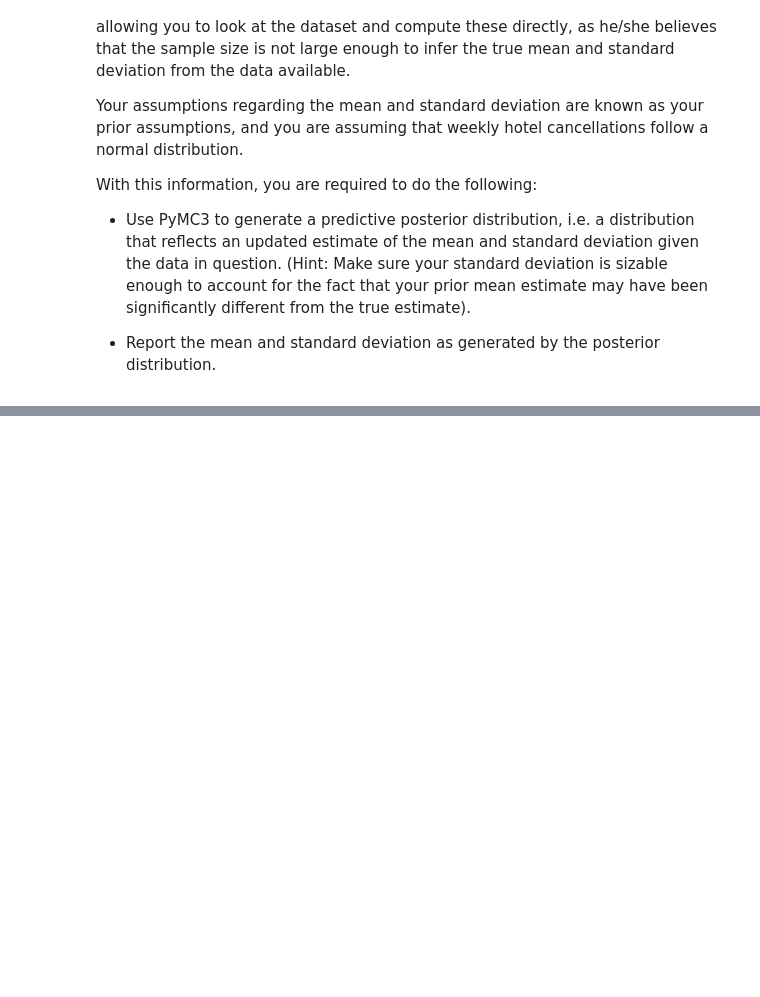
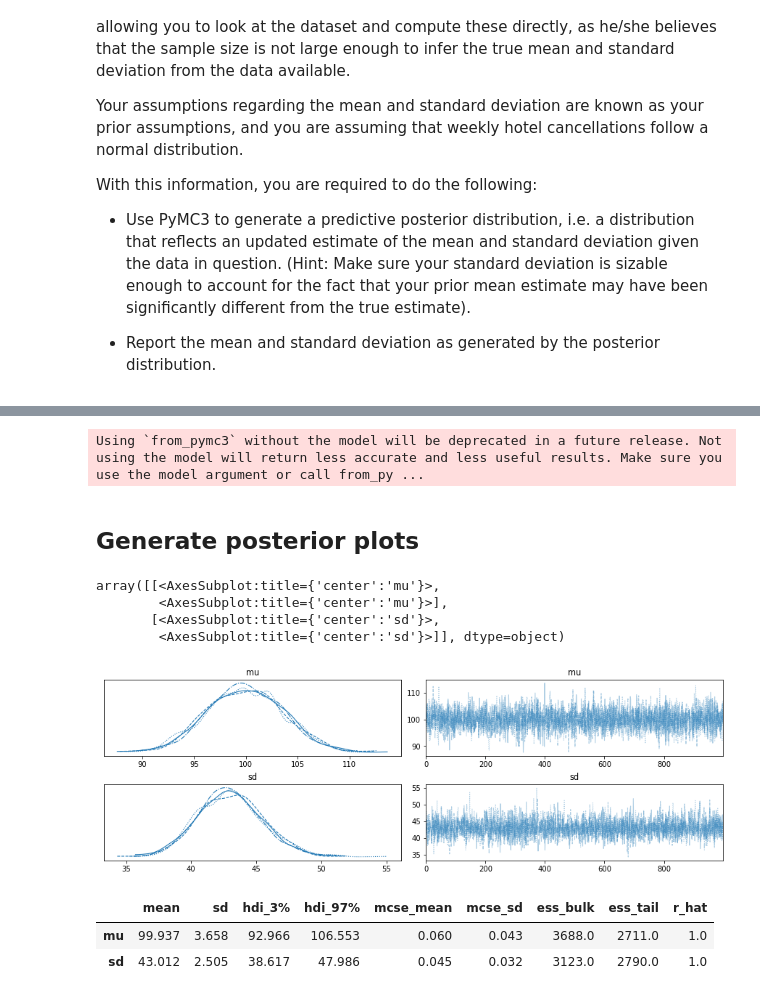
Before and after one commit to sanayei/tseries, a Jupyter notebook: pymc3.ipynb, the cells around one changed output, grey strips where cells are left out. Cells and saved outputs as stored; diff of their text form; code cells hidden in the pictures; blank space fills up the shorter version.

```diff
--- a/pymc3.ipynb
+++ b/pymc3.ipynb
@@ -32,0 +46,2 @@ df.head()
+# %%
+data = np.array(df.IsCanceled)
@@ -32,0 +65,9 @@ df.head()
+# %%
+mu_prior = 120
+sigma_prior = 10
+
+with mc.Model() as model:
+    mu = mc.Normal("mu", mu=mu_prior, sigma=sigma_prior)
+    sd = mc.HalfNormal("sd", sigma=sigma_prior)
+    obs = mc.Normal("obs", mu=mu, sigma=sd, observed=data)
+    idata = mc.sample(1000, return_inferencedata=True)
@@ -32,0 +81,3 @@ df.head()
+# %%
+with model:
+    post_pred = mc.sample_posterior_predictive(idata.posterior)
@@ -32,0 +86,20 @@ df.head()
+# %%
+az.concat(idata, az.from_pymc3(posterior_predictive=post_pred), inplace=True)
+# %% [output]
+Using `from_pymc3` without the model will be deprecated in a future release. Not using the model will return less accurate and less useful results. Make sure you use the model argument or call from_py ...
+# %% [markdown]
+## Generate posterior plots
+# %%
+az.plot_trace(idata)
+# %% [output]
+array([[<AxesSubplot:title={'center':'mu'}>,
+        <AxesSubplot:title={'center':'mu'}>],
+       [<AxesSubplot:title={'center':'sd'}>,
+        <AxesSubplot:title={'center':'sd'}>]], dtype=object)
+[figure, added]
+# %%
+az.summary(idata)
+# %% [output]
+|  | mean | sd | hdi_3% | hdi_97% | mcse_mean | mcse_sd | ess_bulk | ess_tail | r_hat |
+| mu | 99.937 | 3.658 | 92.966 | 106.553 | 0.060 | 0.043 | 3688.0 | 2711.0 | 1.0 |
+| sd | 43.012 | 2.505 | 38.617 | 47.986 | 0.045 | 0.032 | 3123.0 | 2790.0 | 1.0 |
```
Also changed, not shown: parts of 14 cells of this notebook.
